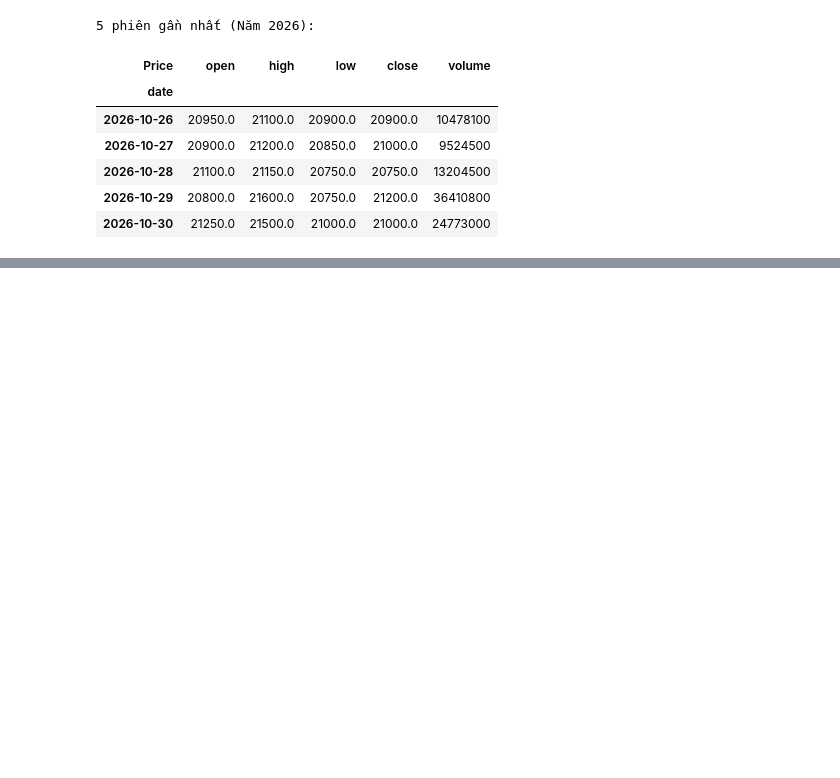
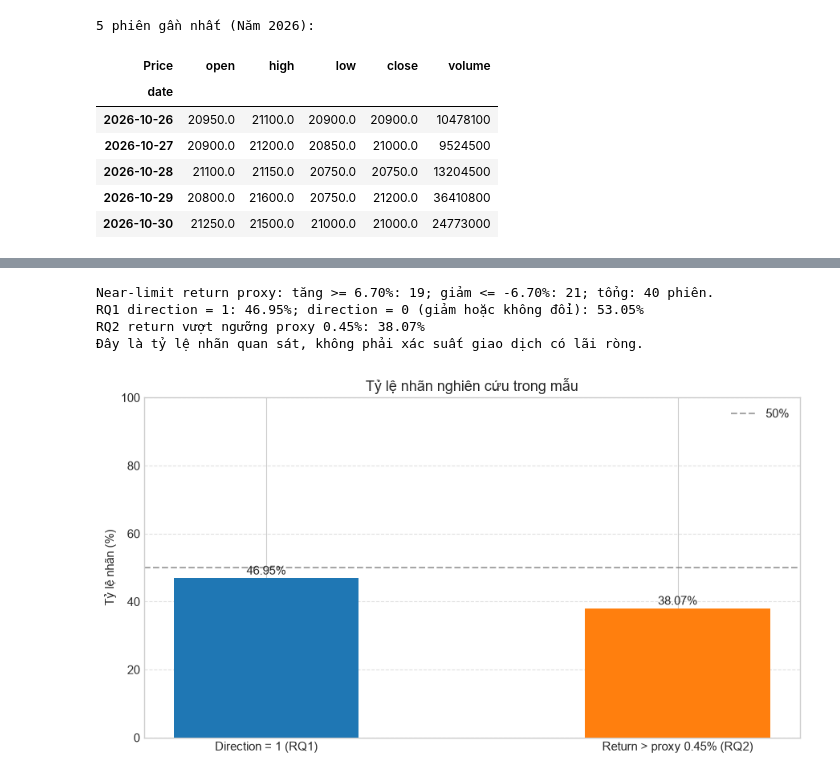
Before and after one commit to QuangCanhCut/stock-ml-backtesting, a Jupyter notebook: notebooks/01_eda_market_stylized_facts.ipynb, the cells around one changed output, grey strips where cells are left out. Drawn from its saved outputs; the diff is of its cells as text; code cells hidden in the pictures; blank space fills up the shorter version.

```diff
--- a/notebooks/01_eda_market_stylized_facts.ipynb
+++ b/notebooks/01_eda_market_stylized_facts.ipynb
@@ -149,0 +98,21 @@ display(df[["close", "simple_return", "log_return", "next_log_return", "target_d
+# %%
+df = df_raw.sort_index().copy()
+assert df.index.is_unique and (df["close"] > 0).all(), "Index phải duy nhất và close dương"
+# Lợi suất chỉ dùng close hiện tại và quá khứ.
+df["simple_return"] = df["close"].pct_change()
+df["log_return"] = np.log(df["close"] / df["close"].shift(1))
+df["next_log_return"] = df["log_return"].shift(-1)
+
+costs = config["market_microstructure"]
+round_trip_cost = costs["round_trip_cost"]
+component_cost = costs["commission_buy"] + costs["commission_sell"] + costs["tax_sell"] + 2 * costs["slippage"]
+print(f"Ngưỡng proxy cấu hình: {round_trip_cost:.2%}; tổng thành phần với slippage mỗi chiều: {component_cost:.2%}.")
+if not np.isclose(round_trip_cost, component_cost):
+    print("⚠️ Cấu hình bất nhất: cần xác nhận chính sách phí; phân tích giữ ngưỡng cấu hình hiện tại.")
+valid_future = df["next_log_return"].notna()
+df["target_direction"] = (df["next_log_return"] > 0).where(valid_future).astype("Int64")
+df["target_return_above_cost_proxy"] = (df["next_log_return"] > round_trip_cost).where(valid_future).astype("Int64")
+assert pd.isna(df["target_direction"].iloc[-1]) and pd.isna(df["target_return_above_cost_proxy"].iloc[-1])
+df = df.dropna(subset=["simple_return", "log_return", "next_log_return", "target_direction", "target_return_above_cost_proxy"]).copy()
+print(f"Số mẫu có cả return hiện tại và nhãn tương lai: {len(df)} phiên.")
+display(df[["close", "simple_return", "log_return", "next_log_return", "target_direction", "target_return_above_cost_proxy"]].head())
@@ -482,0 +351,28 @@ Sau khi hoàn thành Quant EDA trên dữ liệu 10 năm của cổ phiếu HPG,
+# %%
+limit_threshold = config["market_microstructure"]["limit_hit_threshold"]
+near_up = (df["simple_return"] >= limit_threshold).sum()
+near_down = (df["simple_return"] <= -limit_threshold).sum()
+up_ratio = df["target_direction"].mean() * 100
+proxy_ratio = df["target_return_above_cost_proxy"].mean() * 100
+print(f"Near-limit return proxy: tăng >= {limit_threshold:.2%}: {near_up}; giảm <= -{limit_threshold:.2%}: {near_down}; tổng: {near_up + near_down} phiên.")
+print(f"RQ1 direction = 1: {up_ratio:.2f}%; direction = 0 (giảm hoặc không đổi): {100-up_ratio:.2f}%")
+print(f"RQ2 return vượt ngưỡng proxy {round_trip_cost:.2%}: {proxy_ratio:.2f}%")
+print("Đây là tỷ lệ nhãn quan sát, không phải xác suất giao dịch có lãi ròng.")
+plt.figure(figsize=(9, 5))
+categories = ["Direction = 1 (RQ1)", f"Return > proxy {round_trip_cost:.2%} (RQ2)"]
+bars = plt.bar(categories, [up_ratio, proxy_ratio], color=["#1f77b4", "#ff7f0e"], width=0.45)
+plt.axhline(50, color="gray", linestyle="--", alpha=0.7, label="50%")
+plt.ylabel("Tỷ lệ nhãn (%)")
+plt.title("Tỷ lệ nhãn nghiên cứu trong mẫu")
+plt.ylim(0, 100)
+for bar in bars:
+    plt.text(bar.get_x() + bar.get_width()/2, bar.get_height() + 1, f"{bar.get_height():.2f}%", ha="center")
+plt.legend(); plt.grid(axis="y", linestyle="--", alpha=0.6); plt.tight_layout()
+plt.savefig(figures_dir / "notebook_01_label_rates.png", dpi=150, bbox_inches="tight")
+plt.show()
+# %% [output]
+Near-limit return proxy: tăng >= 6.70%: 19; giảm <= -6.70%: 21; tổng: 40 phiên.
+RQ1 direction = 1: 46.95%; direction = 0 (giảm hoặc không đổi): 53.05%
+RQ2 return vượt ngưỡng proxy 0.45%: 38.07%
+Đây là tỷ lệ nhãn quan sát, không phải xác suất giao dịch có lãi ròng.
+[figure, added]
```
Also changed, not shown: parts of 26 cells of this notebook, 32 other files.
